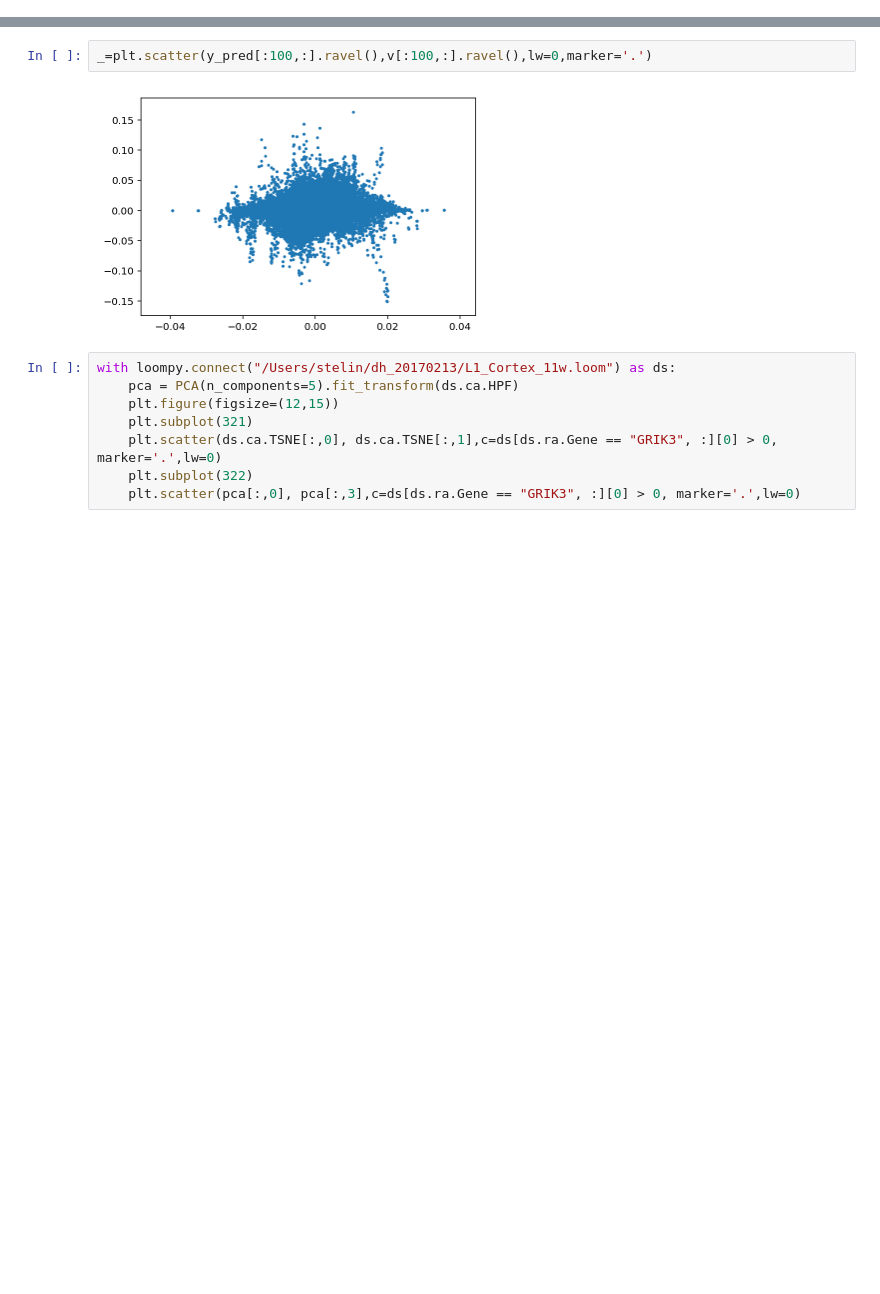
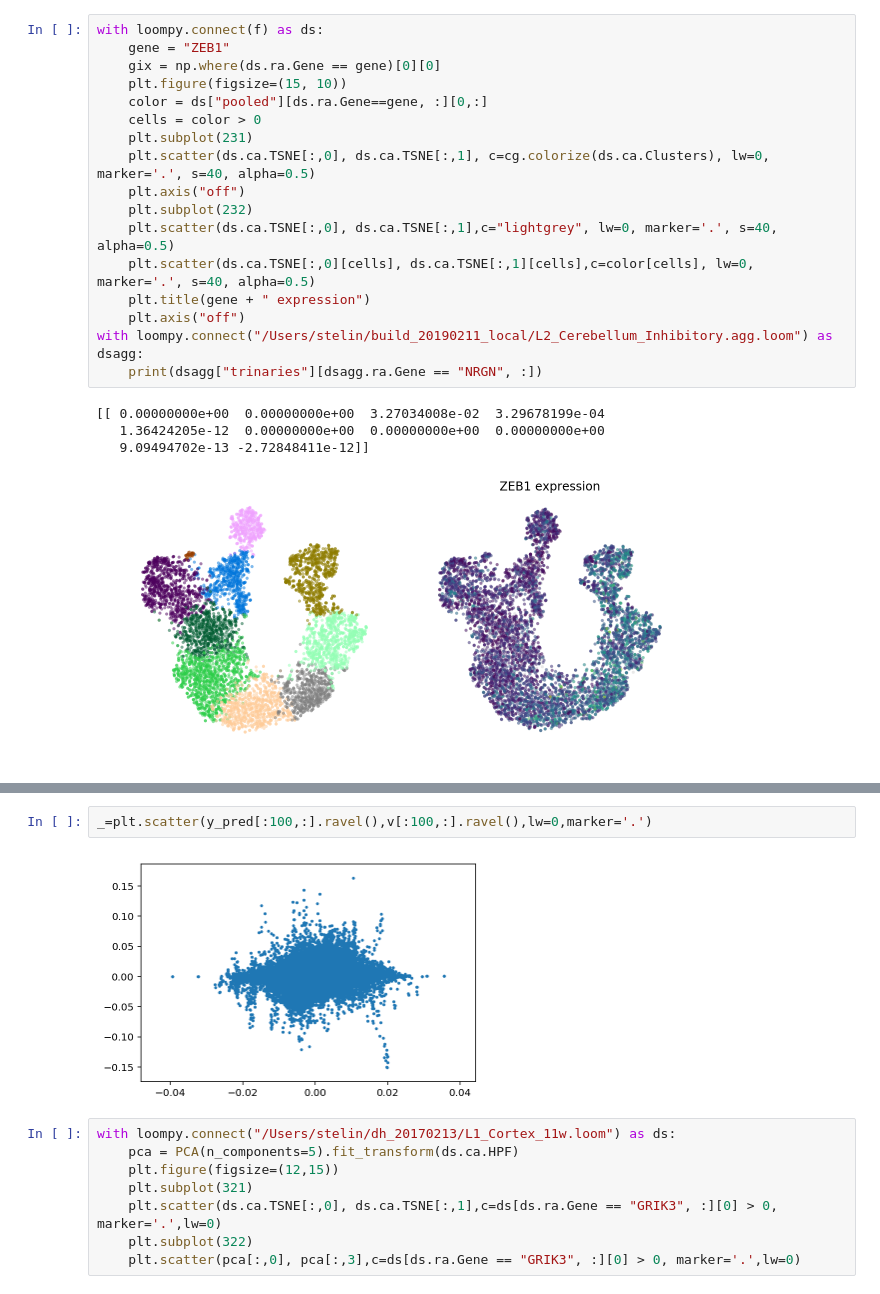
Before and after one commit to linnarsson-lab/adult-human-brain, a Jupyter notebook: notebooks/Waddingtonian.ipynb, the cells around one changed output, grey strips where cells are left out. Cells and saved outputs as stored; diff of their text form; blank space fills up the shorter version.

```diff
--- a/notebooks/Waddingtonian.ipynb
+++ b/notebooks/Waddingtonian.ipynb
@@ -190,3 +217,25 @@ array(['ADNP', 'ARID1B', 'ARID4A', 'BARHL1', 'BCL11A', 'CAMTA1',
+# %%
+with loompy.connect(f) as ds:
+    gene = "ZEB1"
+    gix = np.where(ds.ra.Gene == gene)[0][0]
+    plt.figure(figsize=(15, 10))
+    color = ds["pooled"][ds.ra.Gene==gene, :][0,:]
+    cells = color > 0
+    plt.subplot(231)
+    plt.scatter(ds.ca.TSNE[:,0], ds.ca.TSNE[:,1], c=cg.colorize(ds.ca.Clusters), lw=0, marker='.', s=40, alpha=0.5)
+    plt.axis("off")
+    plt.subplot(232)
+    plt.scatter(ds.ca.TSNE[:,0], ds.ca.TSNE[:,1],c="lightgrey", lw=0, marker='.', s=40, alpha=0.5)
+    plt.scatter(ds.ca.TSNE[:,0][cells], ds.ca.TSNE[:,1][cells],c=color[cells], lw=0, marker='.', s=40, alpha=0.5)
+    plt.title(gene + " expression")
+    plt.axis("off")
+with loompy.connect("/Users/stelin/build_20190211_local/L2_Cerebellum_Inhibitory.agg.loom") as dsagg:
+    print(dsagg["trinaries"][dsagg.ra.Gene == "NRGN", :])
+# %% [output]
+[[ 0.00000000e+00  0.00000000e+00  3.27034008e-02  3.29678199e-04
+   1.36424205e-12  0.00000000e+00  0.00000000e+00  0.00000000e+00
+   9.09494702e-13 -2.72848411e-12]]
+[figure, added]
 # %%
 class MidpointNormalize(Normalize):
     def __init__(self, vmin=None, vmax=None, midpoint=None, clip=False):
```
Also changed, not shown: parts of 10 cells of this notebook, 13 other files.
